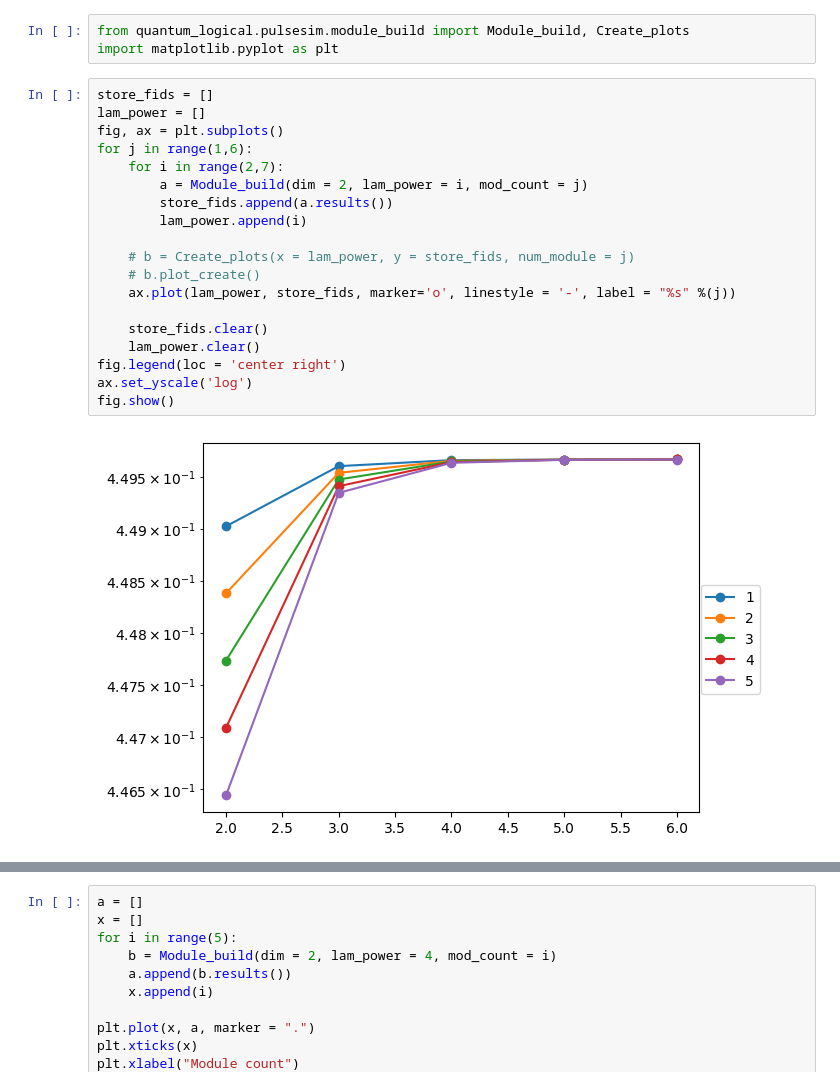
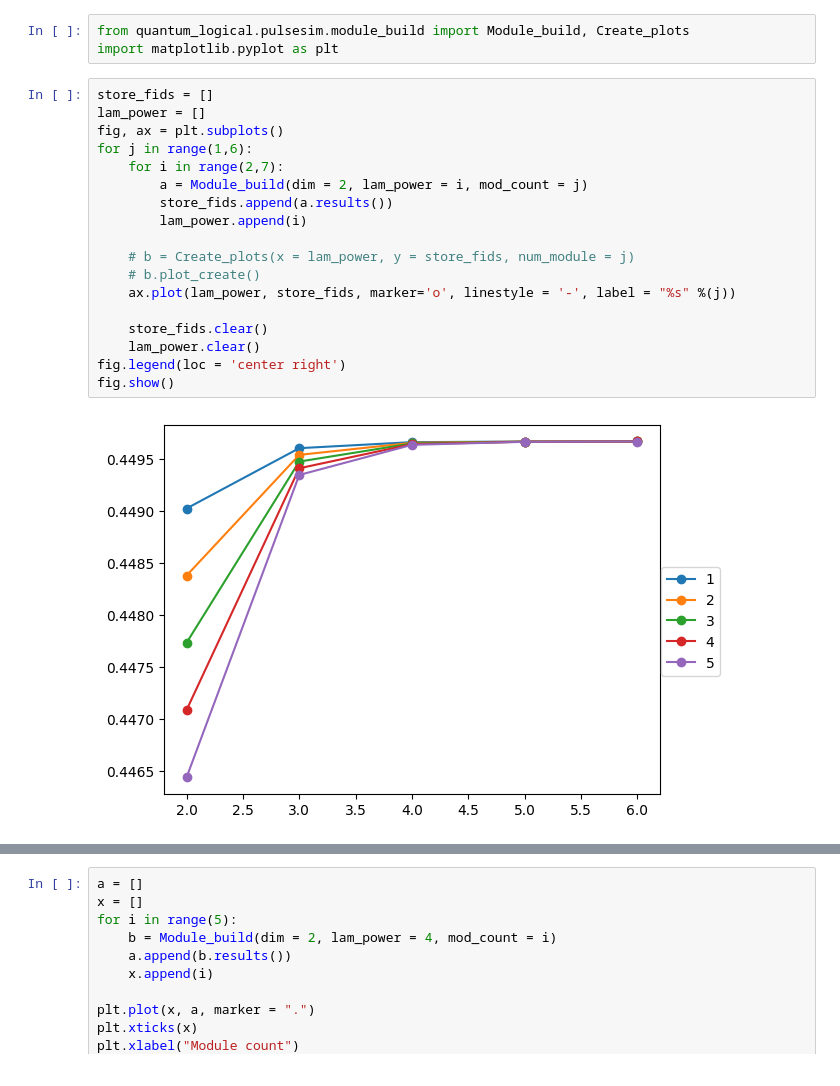
Before and after one commit to Pitt-JonesLab/quantum_logical, a Jupyter notebook: src/notebooks/pulse_sim/trial_run_of_mod_build.ipynb, the cells around one changed output, grey strips where cells are left out. Saved outputs shown, nothing was run; the diff lists cells and outputs as text.

```diff
--- a/src/notebooks/pulse_sim/trial_run_of_mod_build.ipynb
+++ b/src/notebooks/pulse_sim/trial_run_of_mod_build.ipynb
@@ -4,24 +4,23 @@ import matplotlib.pyplot as plt
 # %%
 store_fids = []
 lam_power = []
 fig, ax = plt.subplots()
 for j in range(1,6):
     for i in range(2,7):
         a = Module_build(dim = 2, lam_power = i, mod_count = j)
         store_fids.append(a.results())
         lam_power.append(i)
 
     # b = Create_plots(x = lam_power, y = store_fids, num_module = j)
     # b.plot_create()
     ax.plot(lam_power, store_fids, marker='o', linestyle = '-', label = "%s" %(j))
 
     store_fids.clear()
     lam_power.clear()
 fig.legend(loc = 'center right')
-ax.set_yscale('log')
 fig.show()
 # %% [output]
-[figure, old version]
+[figure, new version]
 # %%
 a = Module_build(dim = 2, lam_power = 2, mod_count = 1)
 a.results()
```
Also changed, not shown: parts of 1 cell of this notebook, 3 other files.
